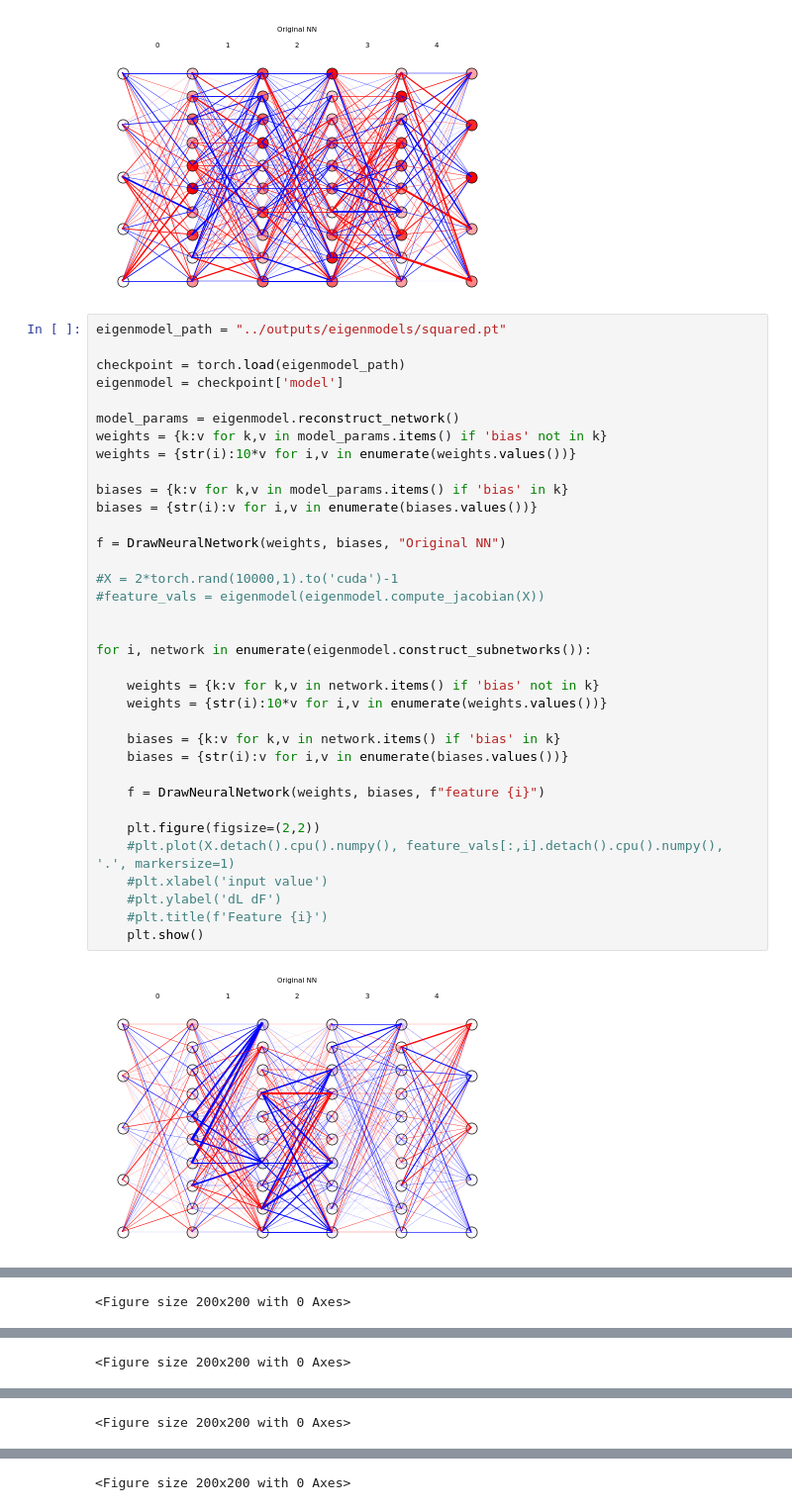
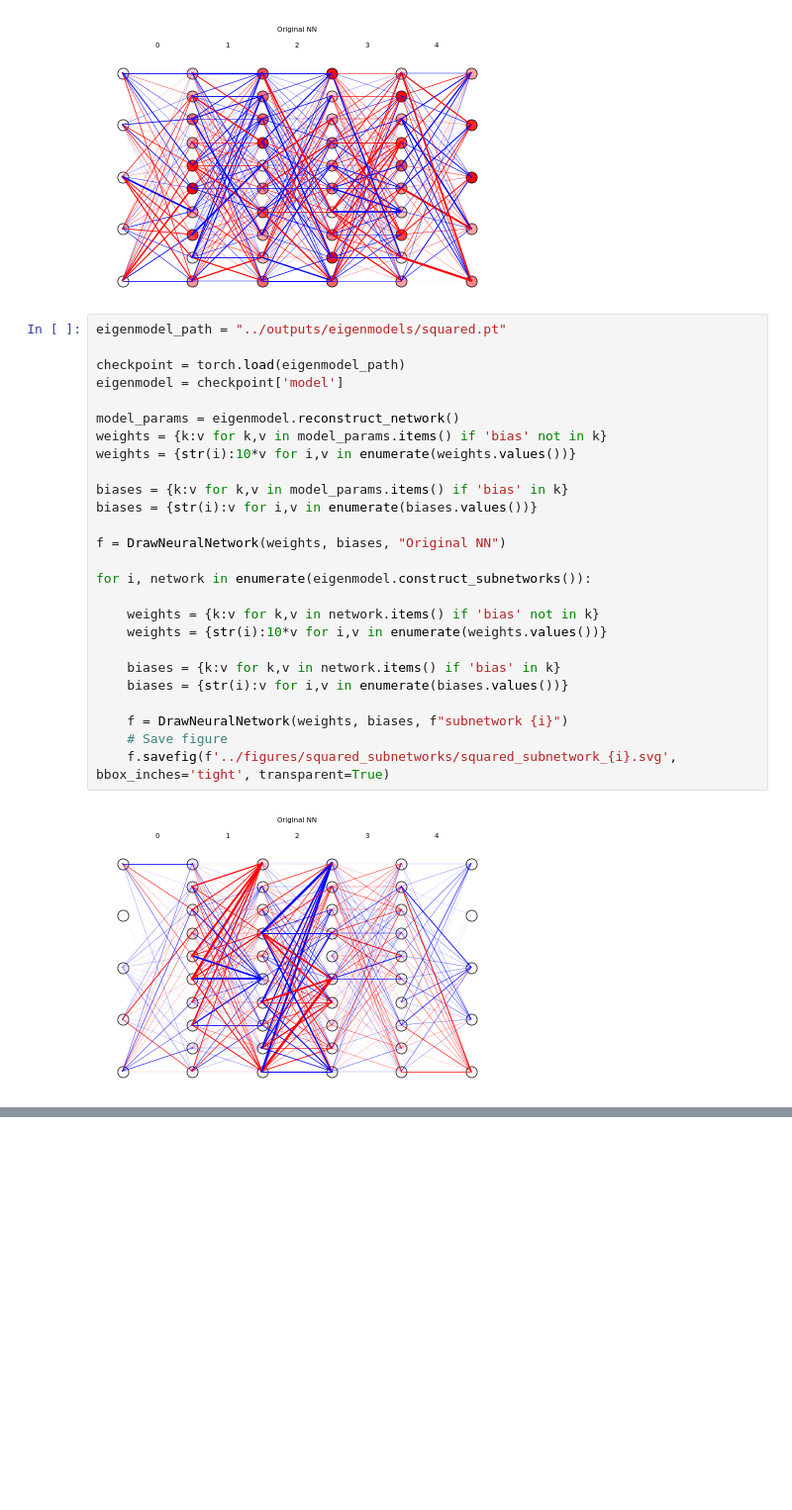
Before and after one commit to briannachrisman/eigenestimation, a Jupyter notebook: notebooks/squared.ipynb, the cells around one changed output, grey strips where cells are left out. Shown at 99% size. Saved outputs shown, nothing was run; the diff lists cells and outputs as text; blank space fills up the shorter version.

```diff
--- a/notebooks/squared.ipynb
+++ b/notebooks/squared.ipynb
@@ -64,37 +64,28 @@ f = DrawNeuralNetwork(weights, biases, "Original NN")
 # %%
 eigenmodel_path = "../outputs/eigenmodels/squared.pt"
 
 checkpoint = torch.load(eigenmodel_path)
 eigenmodel = checkpoint['model']
 
 model_params = eigenmodel.reconstruct_network()
 weights = {k:v for k,v in model_params.items() if 'bias' not in k}
 weights = {str(i):10*v for i,v in enumerate(weights.values())}
 
 biases = {k:v for k,v in model_params.items() if 'bias' in k}
 biases = {str(i):v for i,v in enumerate(biases.values())}
 
 f = DrawNeuralNetwork(weights, biases, "Original NN")
 
-#X = 2*torch.rand(10000,1).to('cuda')-1
-#feature_vals = eigenmodel(eigenmodel.compute_jacobian(X))
-
-
 for i, network in enumerate(eigenmodel.construct_subnetworks()):
 
     weights = {k:v for k,v in network.items() if 'bias' not in k}
     weights = {str(i):10*v for i,v in enumerate(weights.values())}
 
     biases = {k:v for k,v in network.items() if 'bias' in k}
     biases = {str(i):v for i,v in enumerate(biases.values())}
 
-    f = DrawNeuralNetwork(weights, biases, f"feature {i}")
-
-    plt.figure(figsize=(2,2))
-    #plt.plot(X.detach().cpu().numpy(), feature_vals[:,i].detach().cpu().numpy(), '.', markersize=1)
-    #plt.xlabel('input value')
-    #plt.ylabel('dL dF')
-    #plt.title(f'Feature {i}')
-    plt.show()
+    f = DrawNeuralNetwork(weights, biases, f"subnetwork {i}")
+    # Save figure
+    f.savefig(f'../figures/squared_subnetworks/squared_subnetwork_{i}.svg', bbox_inches='tight', transparent=True)
 # %% [output]
-[figure, old version]
+[figure, new version]
@@ -102 +92,0 @@ for i, network in enumerate(eigenmodel.construct_subnetworks()):
-<Figure size 200x200 with 0 Axes>
@@ -104 +93,0 @@ for i, network in enumerate(eigenmodel.construct_subnetworks()):
-<Figure size 200x200 with 0 Axes>
@@ -106 +94,0 @@ for i, network in enumerate(eigenmodel.construct_subnetworks()):
-<Figure size 200x200 with 0 Axes>
@@ -108 +95,0 @@ for i, network in enumerate(eigenmodel.construct_subnetworks()):
-<Figure size 200x200 with 0 Axes>
```
Also changed, not shown: parts of 11 cells of this notebook, 27 other files.
